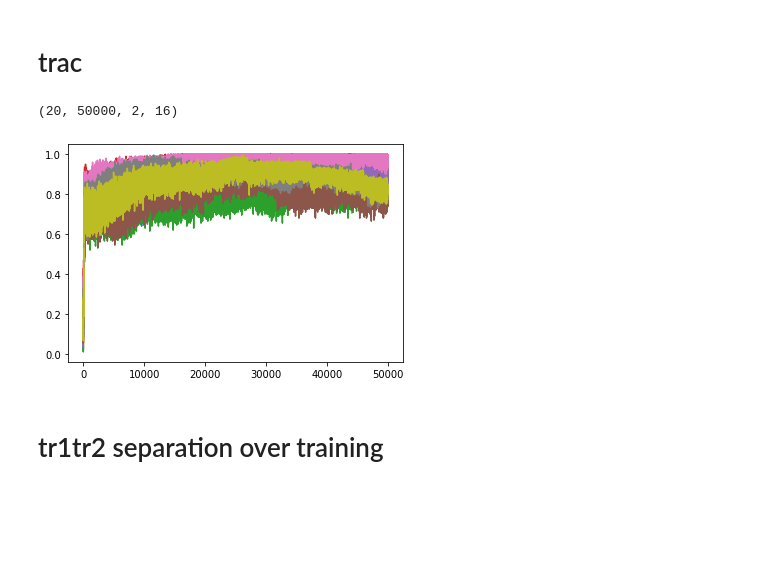
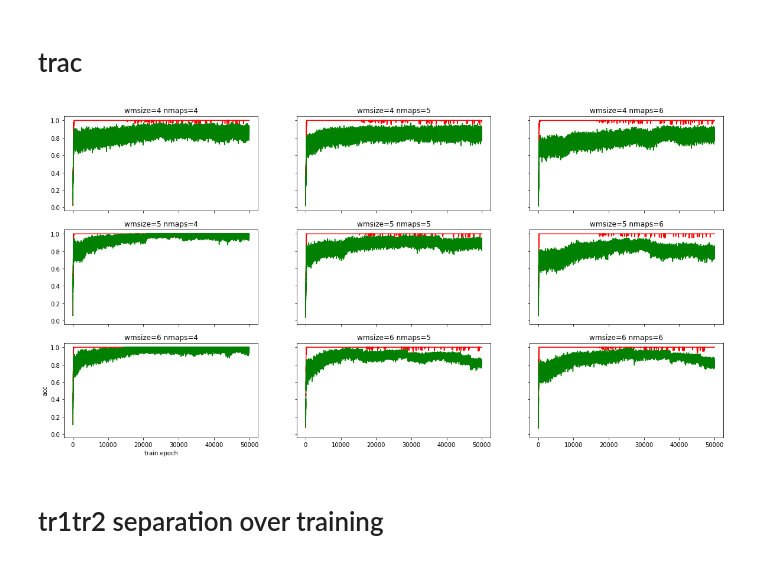
Before and after one commit to andrebeu/PM, a Jupyter notebook: amtask-barcode_split.ipynb, the cells around one changed output. Drawn from its saved outputs; the diff is of its cells as text; code cells hidden in the pictures; blank space fills up the shorter version.

```diff
--- a/amtask-barcode_split.ipynb
+++ b/amtask-barcode_split.ipynb
@@ -31,7 +31,7 @@ switchL=[1,0]
 wmsizeL=[4,5,6]
 fdir = 'model_data/amtask_barcode_split/'
 # %%
-def load_states_subj(wmsize,nmaps,switch,ntrials,trlen,seed):
+def load_states_subj(wmsize,nmaps,switch,ntrials,trlen=10,seed=0):
   '''
   selects which state (c or h)
   selects relevant timesteps (encoding,test,both)
@@ -61,7 +61,7 @@ def load_states_subj(wmsize,nmaps,switch,ntrials,trlen,seed):
     states_subj = states_subj[:]
   return states_subj
 
-def load_trsc_subj(wmsize,nmaps,switch,ntrials,seed):
+def load_trsc_subj(wmsize,nmaps,switch,ntrials,trlen=10,seed=0):
   if trlen==1:
     fpath = "wmsize_%i-nmaps_%i-switch_%i-ntrials_%i-seed_%i-wm_emkw_0.000500-trsc.npy"%(
             wmsize,nmaps,switch,ntrials,seed)
@@ -74,34 +74,40 @@ def load_trsc_subj(wmsize,nmaps,switch,ntrials,seed):
     return None
   return trsc_subj
 
-def load_states(wmsize,nmaps,switch,ntrials,nnets):
+def load_states(wmsize,nmaps,switch,ntrials,trlen=10,nnets=20):
   L = []
   for seed in range(nnets):
-    states_subj = load_states_subj(wmsize,nmaps,switch,ntrials,seed)
+    states_subj = load_states_subj(wmsize,nmaps,switch,ntrials,trlen,seed)
     if type(states_subj) == type(None):
       continue
     L.append(states_subj)
   return np.array(L)
 
-def load_trsc(wmsize,nmaps,switch,ntrials,nnets):
+def load_trsc(wmsize,nmaps,switch,ntrials,trlen=10,nnets=20):
   L = []
   for seed in range(nnets):
-    trsc_subj = load_trsc_subj(wmsize,nmaps,switch,ntrials,seed)
+    trsc_subj = load_trsc_subj(wmsize,nmaps,switch,ntrials,trlen,seed)
     if type(trsc_subj) == type(None):
       continue
     L.append(trsc_subj)
   return np.array(L)
 # %% [markdown]
 # trac
-# %%
-switchL = [1]
-for wmsize,nmaps,switch,ntrials in itertools.product(wmsizeL,nmapsL,switchL,ntrialsL):
-  trsc = load_trsc(wmsize,nmaps,switch,ntrials,nnets=20)
-  plt.plot(trsc[:,:,1,nmaps:].mean((0,-1)))
-plt.axhline(0.)
-# %% [output]
-(20, 50000, 2, 16)
-[figure, removed]
+# %%
+fig,axarr = plt.subplots(3,3,figsize=(20,10),sharex=True,sharey=True);
+trlen = 10
+ntrials = 2
+for wmsize,nmaps in itertools.product(wmsizeL,nmapsL):
+  ax = axarr[wmsize-4,nmaps-4]
+  ax.set_title('wmsize=%i nmaps=%i'%(wmsize,nmaps))
+  for switch in [0,1]:
+    trsc = load_trsc(wmsize,nmaps,switch,ntrials,trlen,nnets=20)
+    ax.plot(trsc[:,:,1,nmaps:].mean((0,-1)),c=['r','g'][switch])
+axarr[2,0].set_ylabel('acc')
+axarr[2,0].set_xlabel('train epoch')
+plt.savefig('figures/amtask-barcode_split/tracc-trlen_%i'%trlen)
+# %% [output]
+[figure, added]
 # %% [markdown]
 # tr1tr2 separation over training
 # %%
```
Also changed, not shown: parts of 2 cells of this notebook, 1 other file.
